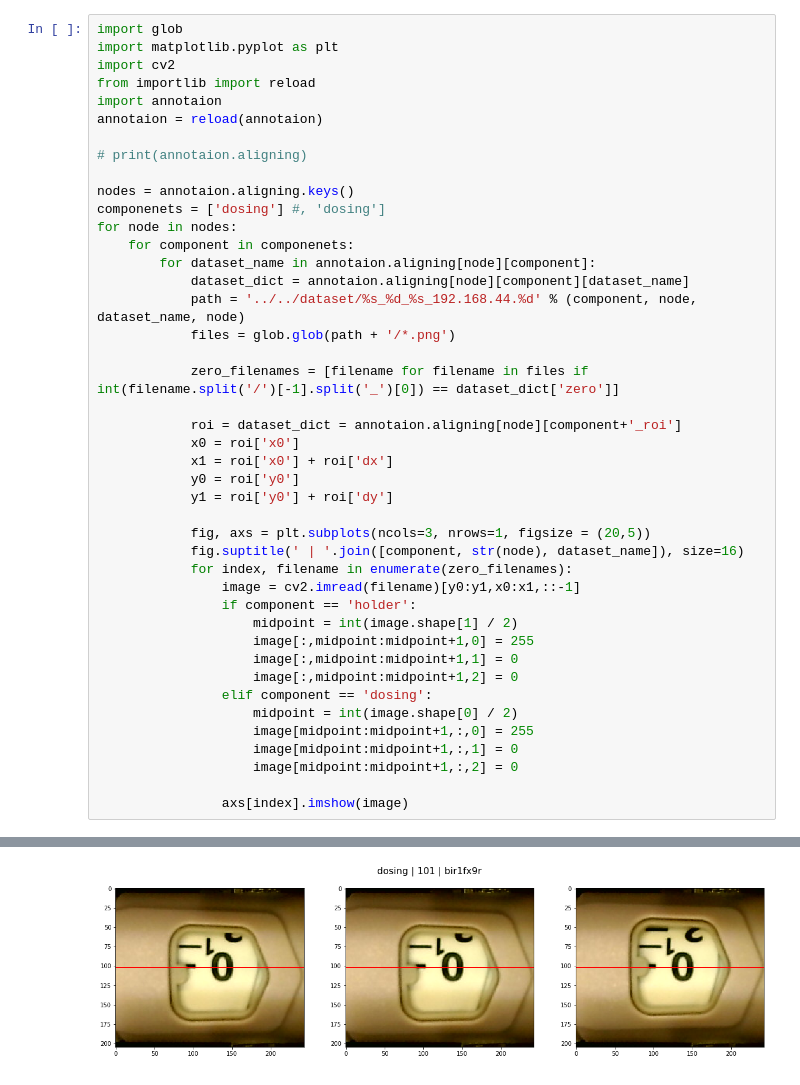
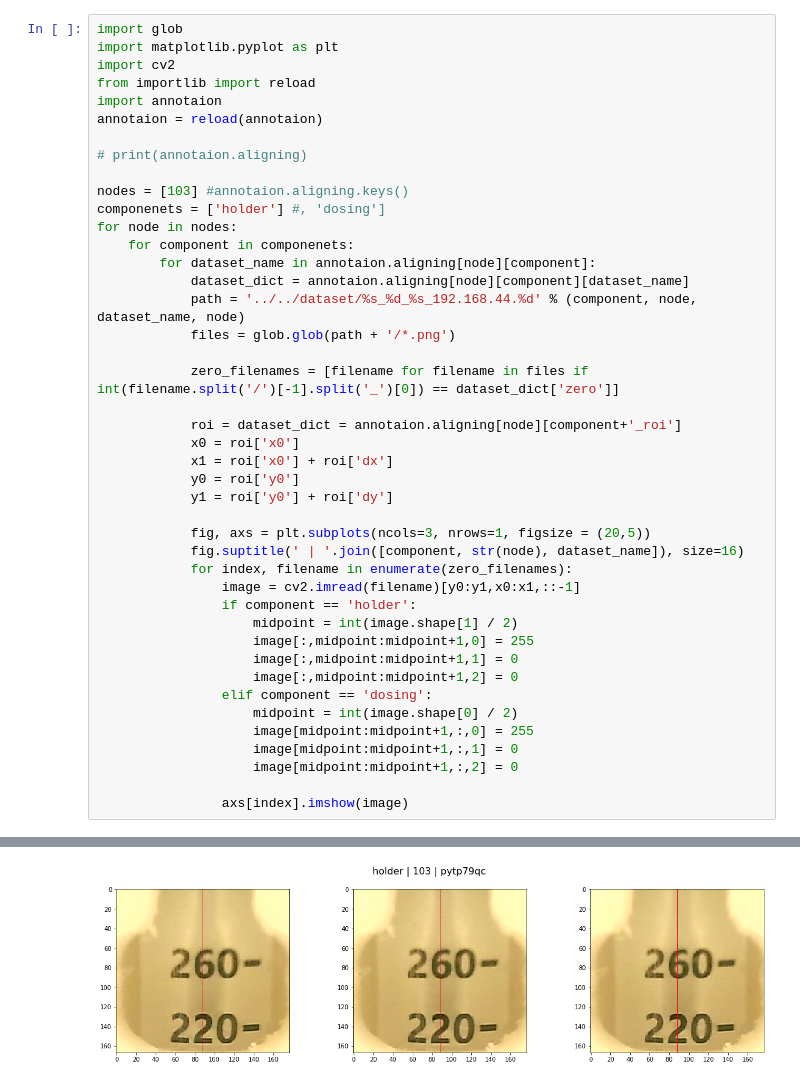
Before and after one commit to hamedty/pm, a Jupyter notebook: server/vision/roi-test.py.ipynb, the cells around one changed output, grey strips where cells are left out. Saved outputs shown, nothing was run; the diff lists cells and outputs as text.

Commit message:
anotating holder s1-s5

```diff
--- a/server/vision/roi-test.py.ipynb
+++ b/server/vision/roi-test.py.ipynb
@@ -8,8 +8,8 @@ annotaion = reload(annotaion)
 
 # print(annotaion.aligning)
 
-nodes = annotaion.aligning.keys()
-componenets = ['dosing'] #, 'dosing']
+nodes = [103] #annotaion.aligning.keys()
+componenets = ['holder'] #, 'dosing']
 for node in nodes:
     for component in componenets:
         for dataset_name in annotaion.aligning[node][component]:
@@ -46 +46 @@ for node in nodes:
-[figure, old version]
+[figure, new version]
```
Also changed, not shown: parts of 1 cell of this notebook, 13 other files.
